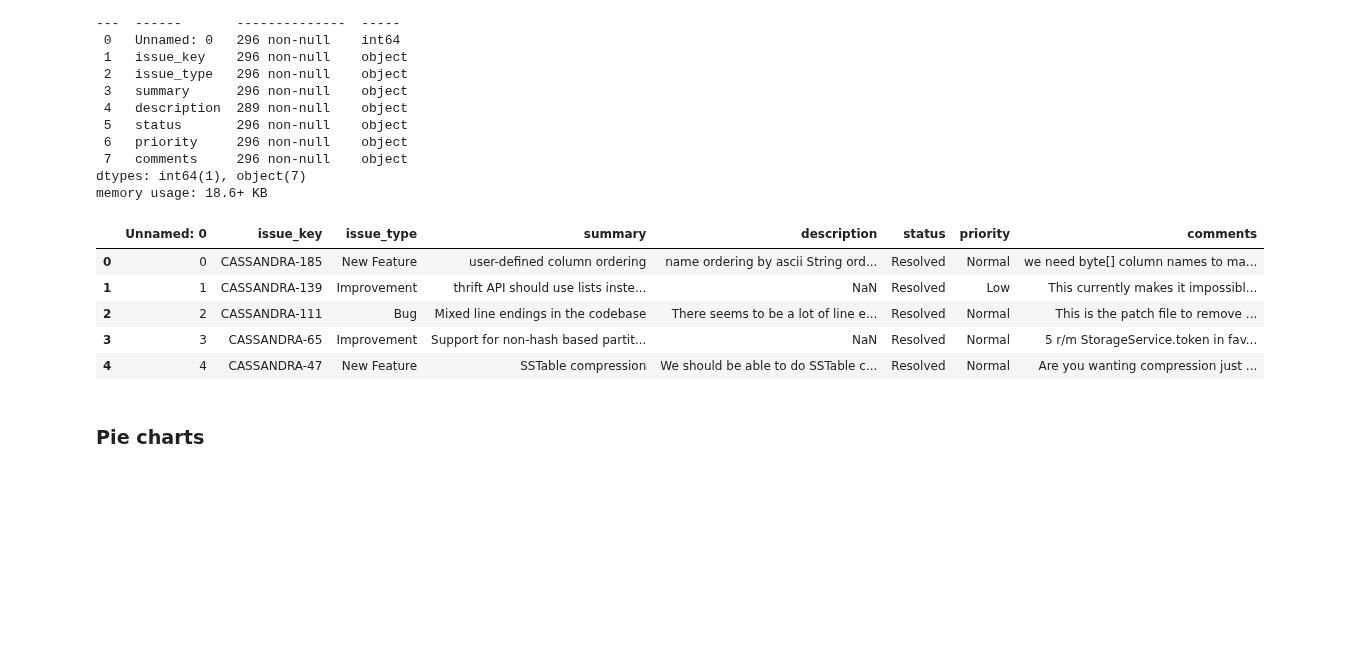
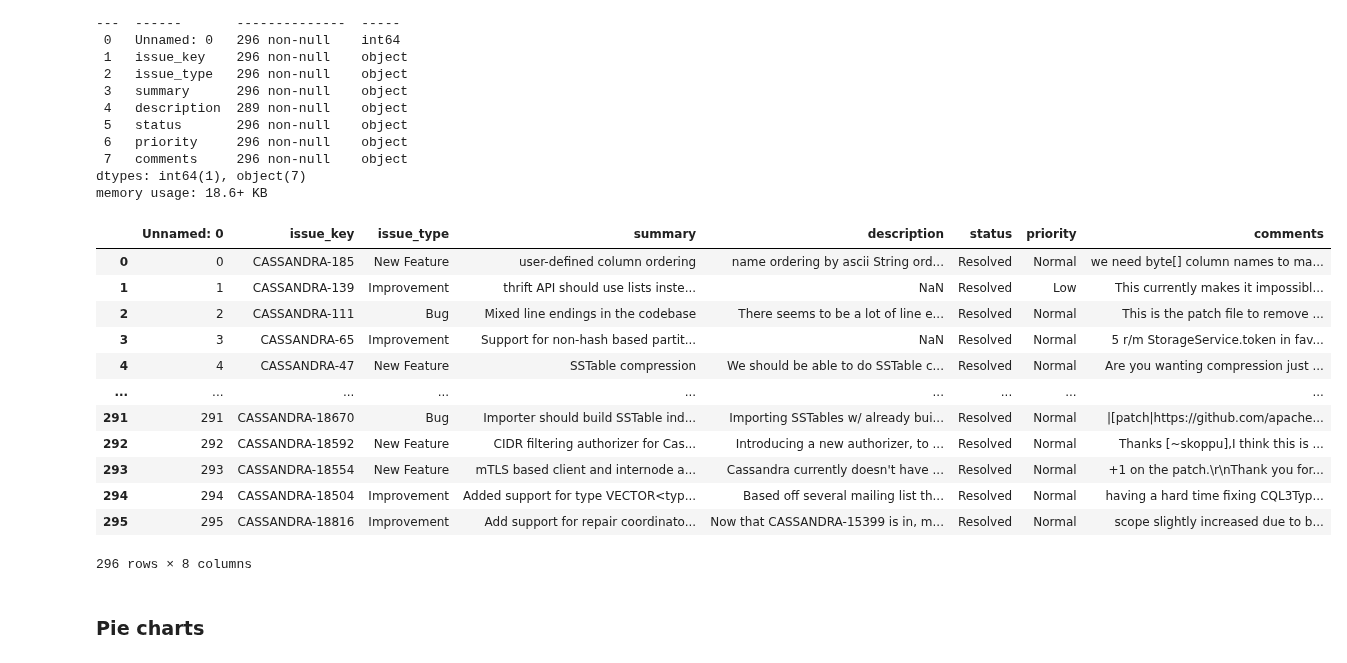
Before and after one commit to armandossrecife/my_validation, a Jupyter notebook: My_Commits_and_my_Issues_from_Cassandra.ipynb, the cells around one changed output. Cells and saved outputs as stored; diff of their text form; code cells hidden in the pictures; blank space fills up the shorter version.

```diff
--- a/My_Commits_and_my_Issues_from_Cassandra.ipynb
+++ b/My_Commits_and_my_Issues_from_Cassandra.ipynb
@@ -1866,14 +1910,21 @@ Data columns (total 8 columns):
 dtypes: int64(1), object(7)
 memory usage: 18.6+ KB
 # %%
-my_issues.head(5)
+my_issues
 # %% [output]
 |  | Unnamed: 0 | issue_key | issue_type | summary | description | status | priority | comments |
 | 0 | 0 | CASSANDRA-185 | New Feature | user-defined column ordering | name ordering by ascii String ord... | Resolved | Normal | we need byte[] column names to ma... |
 | 1 | 1 | CASSANDRA-139 | Improvement | thrift API should use lists inste... | NaN | Resolved | Low | This currently makes it impossibl... |
 | 2 | 2 | CASSANDRA-111 | Bug | Mixed line endings in the codebase | There seems to be a lot of line e... | Resolved | Normal | This is the patch file to remove ... |
 | 3 | 3 | CASSANDRA-65 | Improvement | Support for non-hash based partit... | NaN | Resolved | Normal | 5 r/m StorageService.token in fav... |
 | 4 | 4 | CASSANDRA-47 | New Feature | SSTable compression | We should be able to do SSTable c... | Resolved | Normal | Are you wanting compression just ... |
+| ... | ... | ... | ... | ... | ... | ... | ... | ... |
+| 291 | 291 | CASSANDRA-18670 | Bug | Importer should build SSTable ind... | Importing SSTables w/ already bui... | Resolved | Normal | |[patch|https://github.com/apache... |
+| 292 | 292 | CASSANDRA-18592 | New Feature | CIDR filtering authorizer for Cas... | Introducing a new authorizer, to ... | Resolved | Normal | Thanks [~skoppu],I think this is ... |
+| 293 | 293 | CASSANDRA-18554 | New Feature | mTLS based client and internode a... | Cassandra currently doesn't have ... | Resolved | Normal | +1 on the patch.\r\nThank you for... |
+| 294 | 294 | CASSANDRA-18504 | Improvement | Added support for type VECTOR<typ... | Based off several mailing list th... | Resolved | Normal | having a hard time fixing CQL3Typ... |
+| 295 | 295 | CASSANDRA-18816 | Improvement | Add support for repair coordinato... | Now that CASSANDRA-15399 is in, m... | Resolved | Normal | scope slightly increased due to b... |
+296 rows × 8 columns
 # %% [markdown]
 ### Pie charts
 # %%
```
Also changed, not shown: parts of 37 cells of this notebook.
